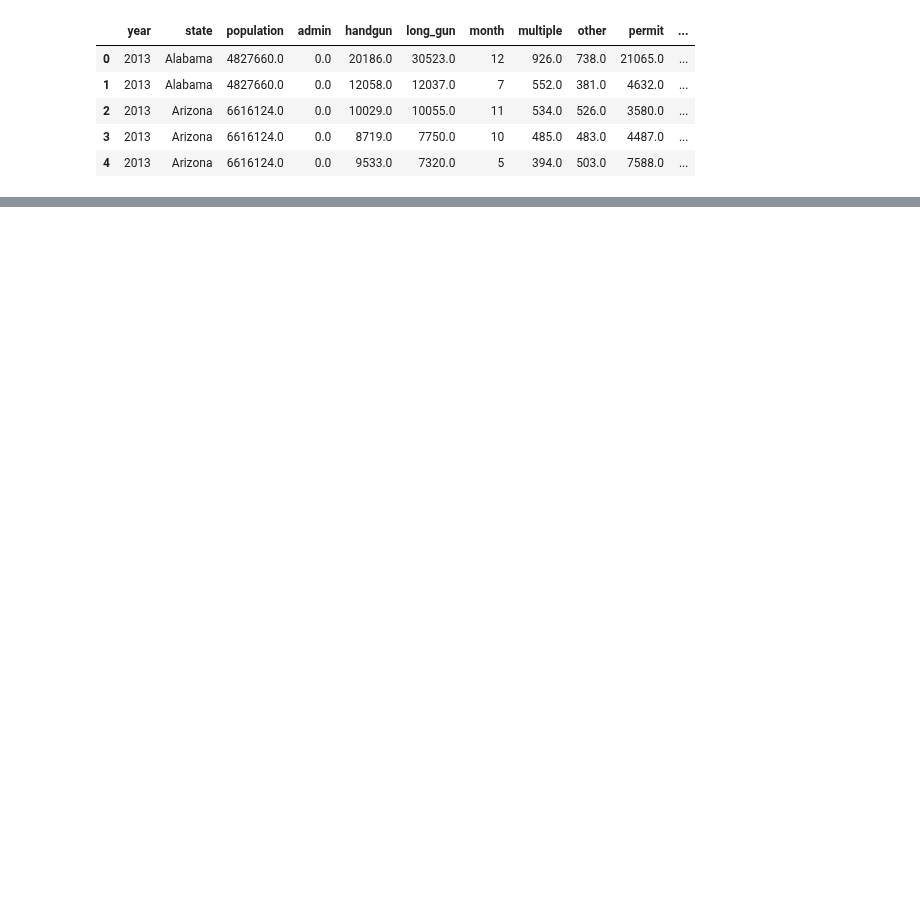
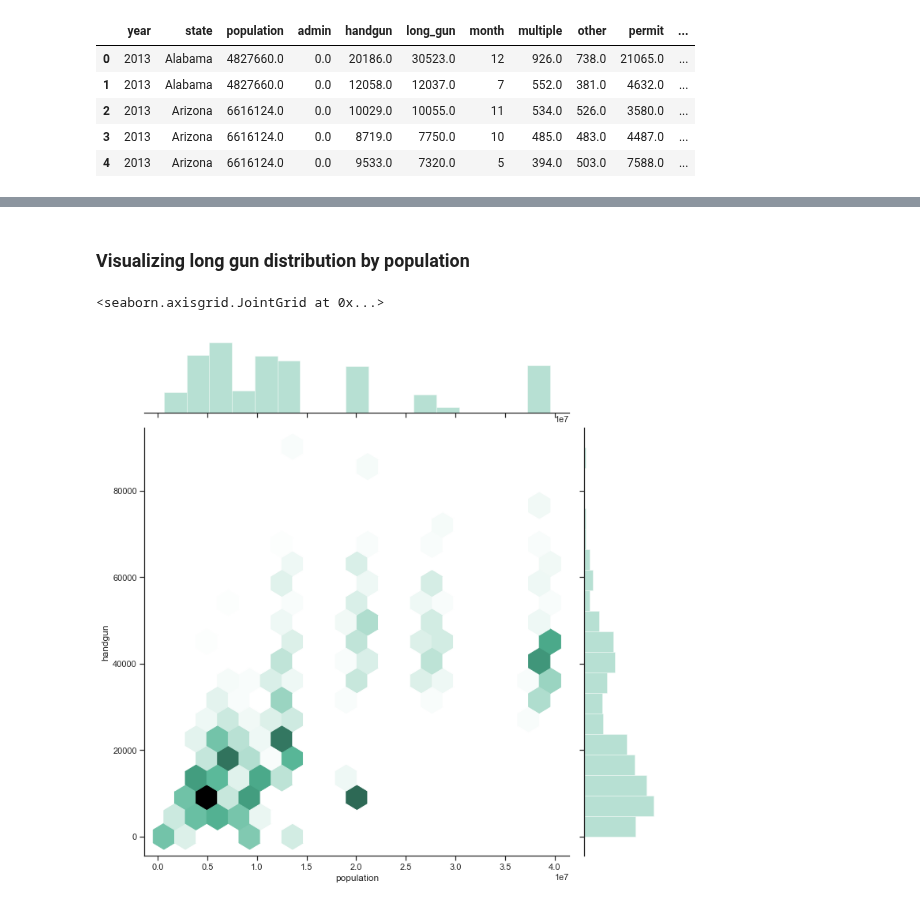
Before and after one commit to EliasFM/INFO370-FinalProject, a Jupyter notebook: Gun sales Population by shooting Visualization.ipynb, the cells around one changed output, grey strips where cells are left out. Cells and saved outputs as stored; diff of their text form; code cells hidden in the pictures; blank space fills up the shorter version.

```diff
--- a/Gun sales Population by shooting Visualization.ipynb
+++ b/Gun sales Population by shooting Visualization.ipynb
@@ -52,0 +61,8 @@ g = g.map(plt.plot, "month", "killed", marker=".")
+# %% [markdown]
+### Visualizing long gun distribution by population
+# %%
+sns.set(style="ticks")
+sns.jointplot(gunsale_population_by_shooting.population, gunsale_population_by_shooting.handgun, kind="hex", height=10, color="#4CB391")
+# %% [output]
+<seaborn.axisgrid.JointGrid at 0x...>
+[figure, added]
```
Also changed, not shown: parts of 10 cells of this notebook.
